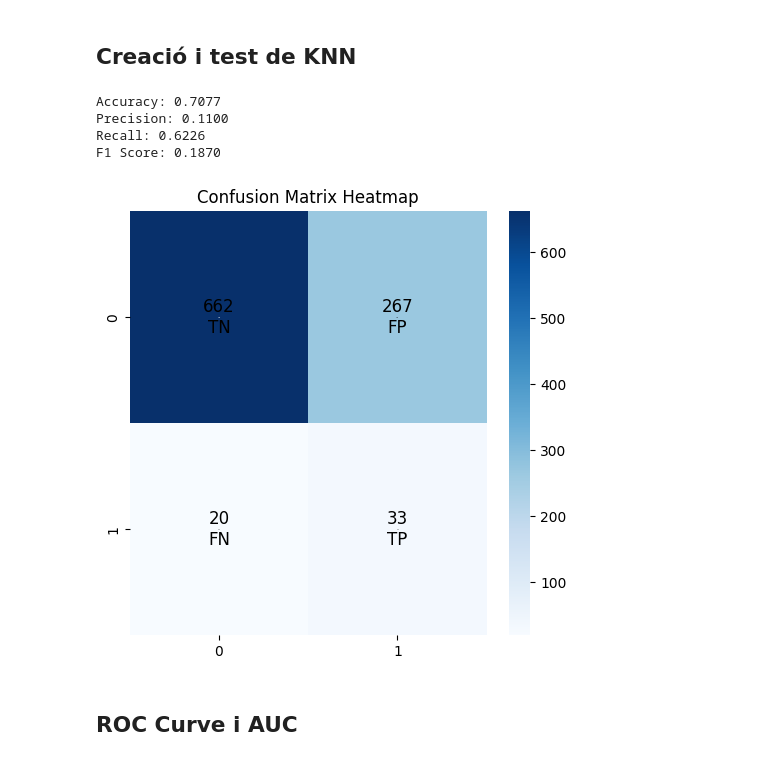
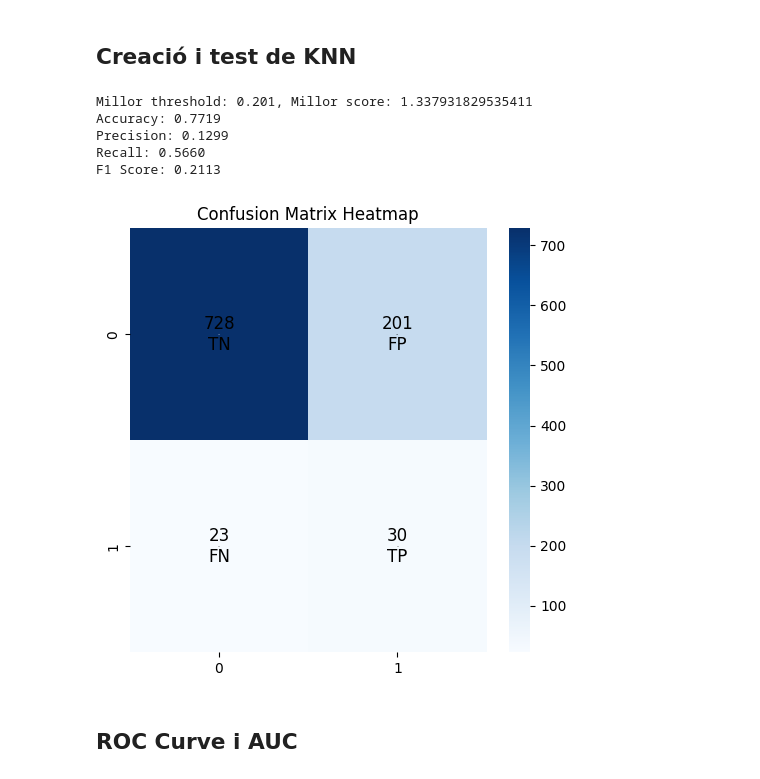
Before and after one commit to DCC-UAB/ACproject--11, a Jupyter notebook: KNN.ipynb, the cells around one changed output. Saved outputs shown, nothing was run; the diff lists cells and outputs as text; code cells hidden in the pictures.

```diff
--- a/KNN.ipynb
+++ b/KNN.ipynb
@@ -27,26 +28,40 @@ X_train_resampled, y_train_resampled = smote.fit_resample(X_train, y_train)
 # %%
 
 # Entrenar el model KNN amb les dades equilibrades
 clf = KNeighborsClassifier()
 clf.fit(X_train_resampled, y_train_resampled)
 
-# Obtenir les probabilitats de predicció
 y_proba = clf.predict_proba(X_test)[:, 1]
 
+# Trobar el millor threshold que maximitza l'accuracy i el recall
+best_threshold = 0.0
+best_score = 0.0
+
+for threshold in np.arange(0.0, 1.0, 0.001):
+    y_pred_temp = (y_proba >= threshold).astype(int)
+    accuracy_temp, precision_temp, recall_temp, f1_temp, _ = metrics(y_test, y_pred_temp)
+    score = accuracy_temp + recall_temp  # Combinar accuracy i recall en un sol score
+
+    if score > best_score:
+        best_score = score
+        best_threshold = threshold
+
+print(f"Millor threshold: {best_threshold}, Millor score: {best_score}")
+
 # Generar les prediccions amb el millor threshold
-y_pred = (y_proba >= 0.2).astype(int)
+y_pred = (y_proba >= best_threshold).astype(int)
 
 # Guardar les prediccions en un fitxer .npy
-np.save('predictions/predictions_knn.npy', y_pred)
+np.save('predictions/predictions_KNN.npy', y_pred)
 
-# Avaluar el model
 accuracy, precision, recall, f1, conf_matrix = metrics(y_test, y_pred, print_metrics=True)
 # %% [output]
-Accuracy: 0.7077
-Precision: 0.1100
-Recall: 0.6226
-F1 Score: 0.1870
+Millor threshold: 0.201, Millor score: 1.337931829535411
+Accuracy: 0.7719
+Precision: 0.1299
+Recall: 0.5660
+F1 Score: 0.2113
-[figure, old version]
+[figure, new version]
 # %% [markdown]
 ## ROC Curve i AUC
 # %%
```
Also changed, not shown: parts of 5 cells of this notebook, 26 other files.
